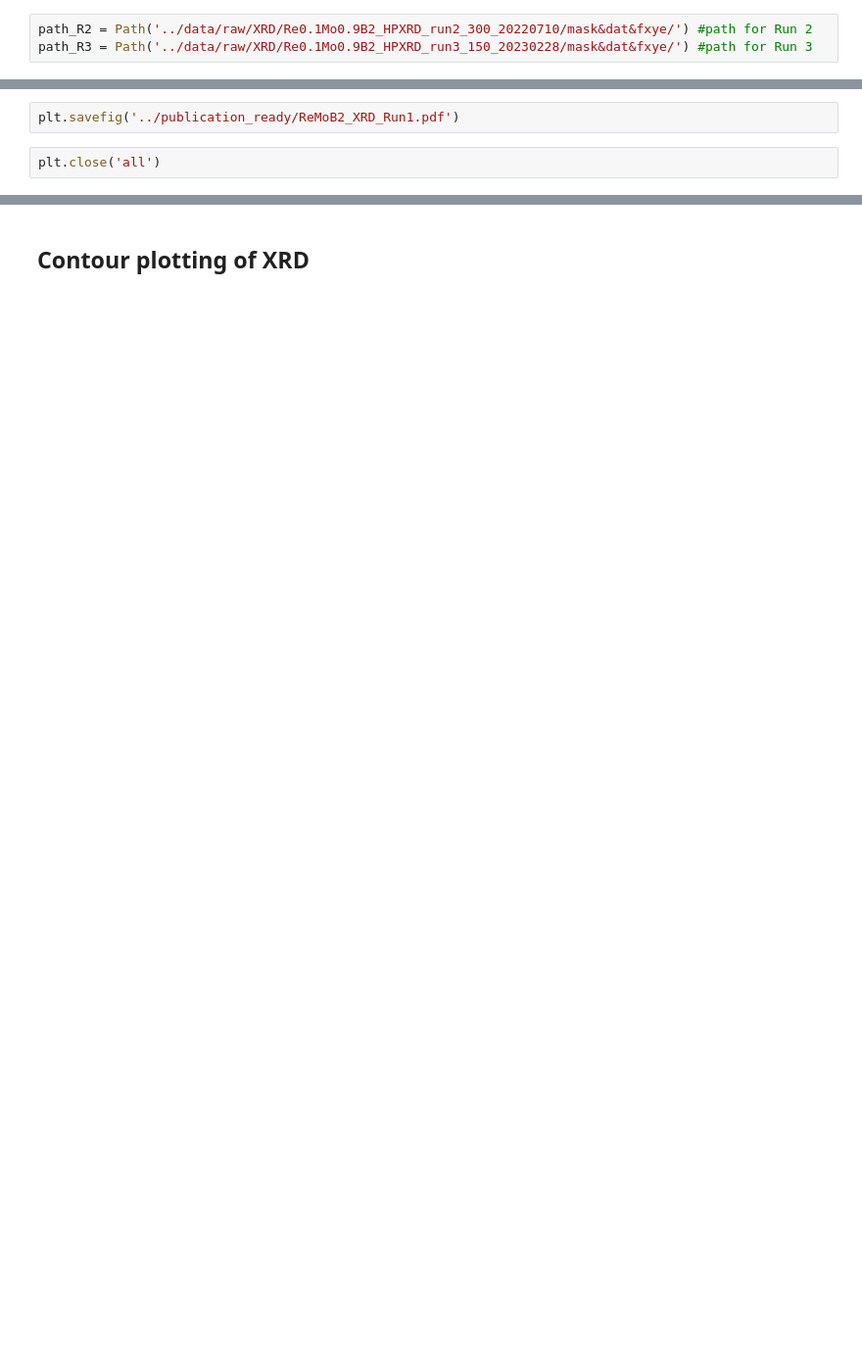
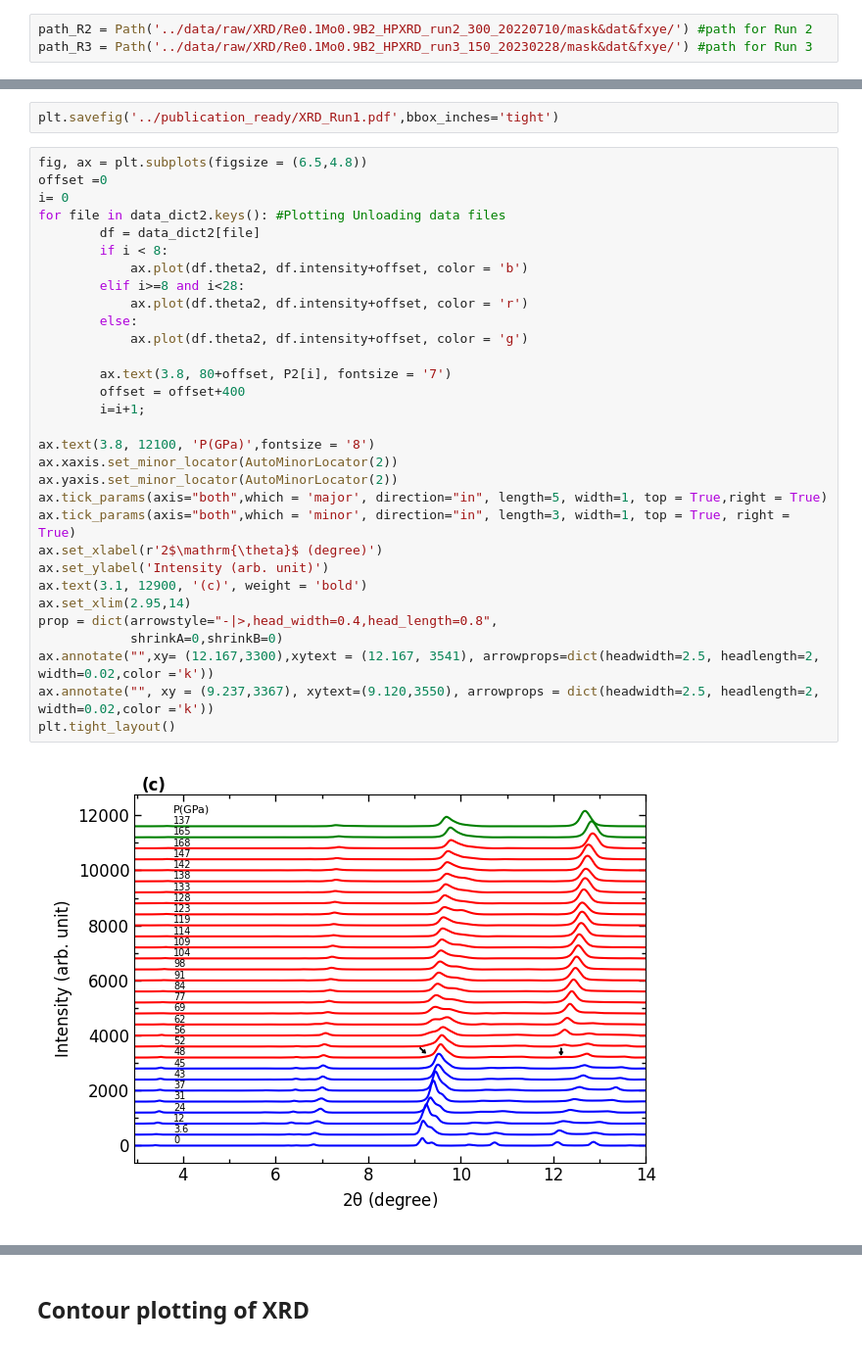
Before and after one commit to jhamlin-ufl/remob2, a Jupyter notebook: notebooks/XRD.ipynb, the cells around one changed output, grey strips where cells are left out. Shown at 98% size. Cells and saved outputs as stored; diff of their text form; blank space fills up the shorter version.

```diff
--- a/notebooks/XRD.ipynb
+++ b/notebooks/XRD.ipynb
@@ -70,4 +93,35 @@ Text(9.12, 3950, '')
 # %%
-plt.savefig('../publication_ready/ReMoB2_XRD_Run1.pdf')
+plt.savefig('../publication_ready/XRD_Run1.pdf',bbox_inches='tight')
 # %%
-plt.close('all')
+fig, ax = plt.subplots(figsize = (6.5,4.8))
+offset =0
+i= 0
+for file in data_dict2.keys(): #Plotting Unloading data files
+        df = data_dict2[file]
+        if i < 8:
+            ax.plot(df.theta2, df.intensity+offset, color = 'b')
+        elif i>=8 and i<28:
+            ax.plot(df.theta2, df.intensity+offset, color = 'r')
+        else:
+            ax.plot(df.theta2, df.intensity+offset, color = 'g')
+
+        ax.text(3.8, 80+offset, P2[i], fontsize = '7')
+        offset = offset+400
+        i=i+1;
+
+ax.text(3.8, 12100, 'P(GPa)',fontsize = '8')
+ax.xaxis.set_minor_locator(AutoMinorLocator(2))
+ax.yaxis.set_minor_locator(AutoMinorLocator(2))
+ax.tick_params(axis="both",which = 'major', direction="in", length=5, width=1, top = True,right = True)
+ax.tick_params(axis="both",which = 'minor', direction="in", length=3, width=1, top = True, right = True)
+ax.set_xlabel(r'2$\mathrm{\theta}$ (degree)')
+ax.set_ylabel('Intensity (arb. unit)')
+ax.text(3.1, 12900, '(c)', weight = 'bold')
+ax.set_xlim(2.95,14)
+prop = dict(arrowstyle="-|>,head_width=0.4,head_length=0.8",
+            shrinkA=0,shrinkB=0)
+ax.annotate("",xy= (12.167,3300),xytext = (12.167, 3541), arrowprops=dict(headwidth=2.5, headlength=2, width=0.02,color ='k'))
+ax.annotate("", xy = (9.237,3367), xytext=(9.120,3550), arrowprops = dict(headwidth=2.5, headlength=2, width=0.02,color ='k'))
+plt.tight_layout()
+# %% [output]
+[figure, added]
```
Also changed, not shown: parts of 22 cells of this notebook, 38 other files.
